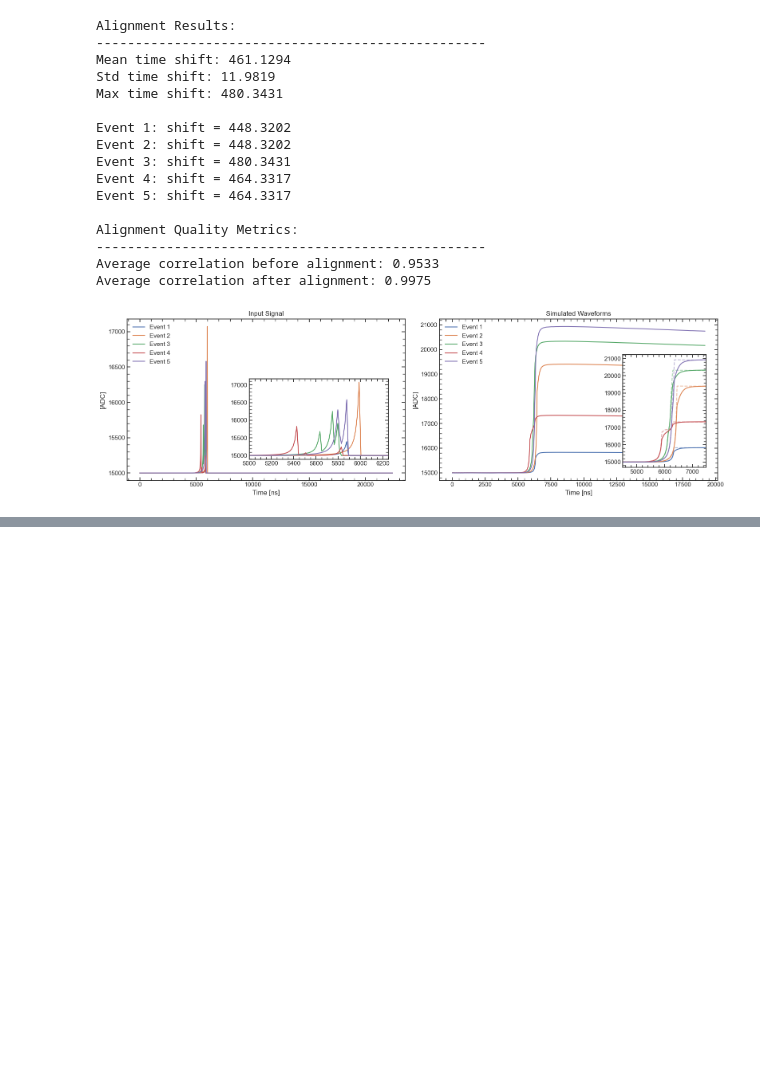
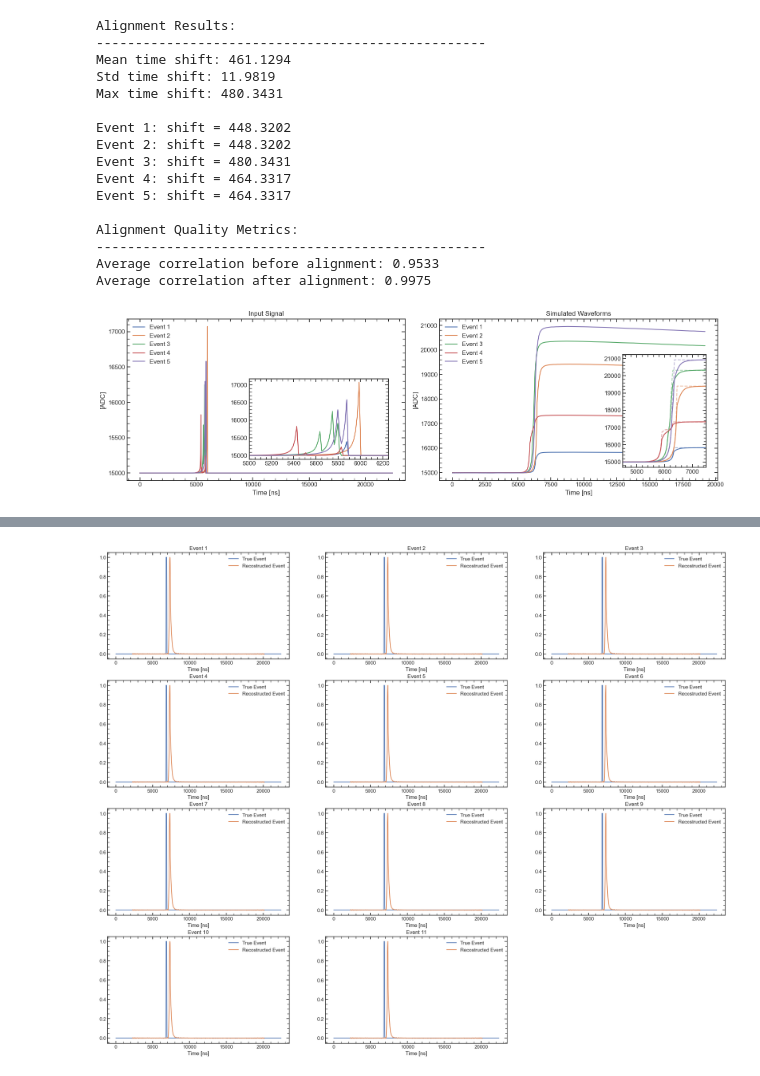
Before and after one commit to GaudioRf/JFETModel, a Jupyter notebook: freq_filters/freq_resp_cc4.ipynb, the cells around one changed output, grey strips where cells are left out. Cells and saved outputs as stored; diff of their text form; code cells hidden in the pictures; blank space fills up the shorter version.

```diff
--- a/freq_filters/freq_resp_cc4.ipynb
+++ b/freq_filters/freq_resp_cc4.ipynb
@@ -1125,0 +1273,14 @@ plt.show()
+# %%
+x = np.arange(final_waveforms.shape[1])
+recostructed_signal = np.gradient(final_waveforms, x, axis=1)
+
+plt.figure(figsize=(25,20))
+for i in range(recostructed_signal.shape[0]):
+    plt.subplot(4, 3, i+1)
+    plt.title(f"Event {i+1}")
+    plt.plot(data_time,pulser_signals[i]/np.max(pulser_signals[i]), label='True Event')
+    plt.plot(data_time_cutted, recostructed_signal[i]/np.max(recostructed_signal[i]), label='Recostructed Event')
+    plt.legend(frameon=False)
+    plt.xlabel("Time [ns]");
+# %% [output]
+[figure, added]
```
Also changed, not shown: parts of 10 cells of this notebook.
